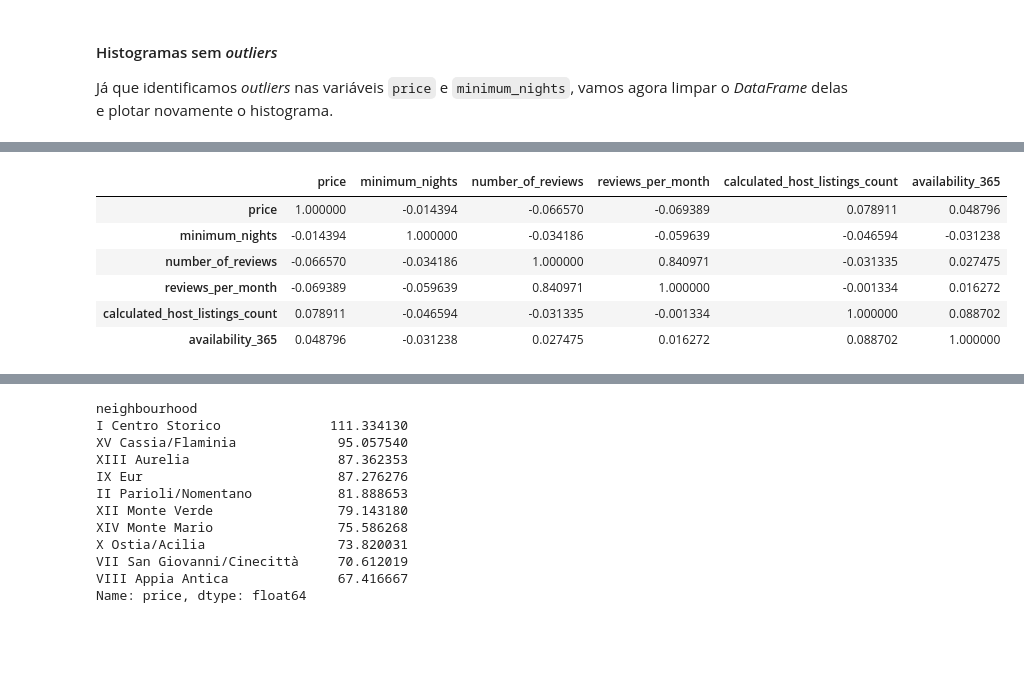
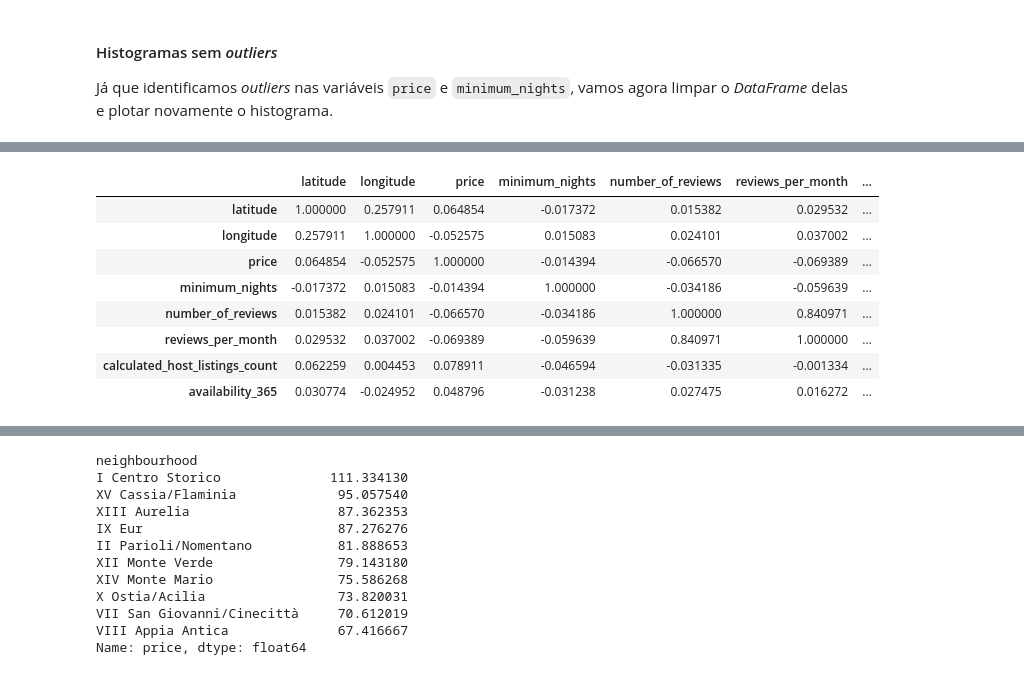
Before and after one commit to thiagolopes97/Portifolio_Projetos, a Jupyter notebook: Analisando_os_Dados_do_Airbnb_(Roma,_Itália).ipynb, the cells around one changed output, grey strips where cells are left out. Saved outputs shown, nothing was run; the diff lists cells and outputs as text; code cells hidden in the pictures; blank space fills up the shorter version.

```diff
--- a/Analisando_os_Dados_do_Airbnb_(Roma,_Itália).ipynb
+++ b/Analisando_os_Dados_do_Airbnb_(Roma,_Itália).ipynb
@@ -277,6 +277,8 @@ df_clean = df.copy()
 df_clean.drop(df_clean[df_clean.price > 1500].index, axis=0, inplace=True)
 df_clean.drop(df_clean[df_clean.minimum_nights > 30].index, axis=0, inplace=True)
 df_clean.drop(df_clean[df_clean.calculated_host_listings_count > 30].index, axis=0, inplace=True)
+df_clean.drop('neighbourhood_group',axis=1,inplace=True) # Só aprenseta valores nulos
+df_clean.drop(['id','host_id'],axis=1,inplace=True) # É utilizado somente para cadastro, não representa nada fisicamente
 
 # plotar o histograma para as variáveis numéricas
 df_clean.hist(bins=15, figsize=(15,12));
@@ -293,16 +301,17 @@ Essa relação pode ser medida, e é função do coeficiente de correlação est
 * Gerar um *heatmap* a partir dessa matriz, usando a biblioteca `seaborn`
 # %%
 # criar uma matriz de correlação
-corr = df_clean[['price', 'minimum_nights', 'number_of_reviews', 'reviews_per_month',
-    'calculated_host_listings_count', 'availability_365']].corr()
+corr = df_clean.corr()
 
 display(corr)
 # %% [output]
-|  | price | minimum_nights | number_of_reviews | reviews_per_month | calculated_host_listings_count | availability_365 |
-| price | 1.000000 | -0.014394 | -0.066570 | -0.069389 | 0.078911 | 0.048796 |
-| minimum_nights | -0.014394 | 1.000000 | -0.034186 | -0.059639 | -0.046594 | -0.031238 |
-| number_of_reviews | -0.066570 | -0.034186 | 1.000000 | 0.840971 | -0.031335 | 0.027475 |
-| reviews_per_month | -0.069389 | -0.059639 | 0.840971 | 1.000000 | -0.001334 | 0.016272 |
-| calculated_host_listings_count | 0.078911 | -0.046594 | -0.031335 | -0.001334 | 1.000000 | 0.088702 |
-| availability_365 | 0.048796 | -0.031238 | 0.027475 | 0.016272 | 0.088702 | 1.000000 |
+|  | latitude | longitude | price | minimum_nights | number_of_reviews | reviews_per_month | ... |
+| latitude | 1.000000 | 0.257911 | 0.064854 | -0.017372 | 0.015382 | 0.029532 | ... |
+| longitude | 0.257911 | 1.000000 | -0.052575 | 0.015083 | 0.024101 | 0.037002 | ... |
+| price | 0.064854 | -0.052575 | 1.000000 | -0.014394 | -0.066570 | -0.069389 | ... |
+| minimum_nights | -0.017372 | 0.015083 | -0.014394 | 1.000000 | -0.034186 | -0.059639 | ... |
+| number_of_reviews | 0.015382 | 0.024101 | -0.066570 | -0.034186 | 1.000000 | 0.840971 | ... |
+| reviews_per_month | 0.029532 | 0.037002 | -0.069389 | -0.059639 | 0.840971 | 1.000000 | ... |
+| calculated_host_listings_count | 0.062259 | 0.004453 | 0.078911 | -0.046594 | -0.031335 | -0.001334 | ... |
+| availability_365 | 0.030774 | -0.024952 | 0.048796 | -0.031238 | 0.027475 | 0.016272 | ... |
 # %%
```
Also changed, not shown: parts of 23 cells of this notebook.
